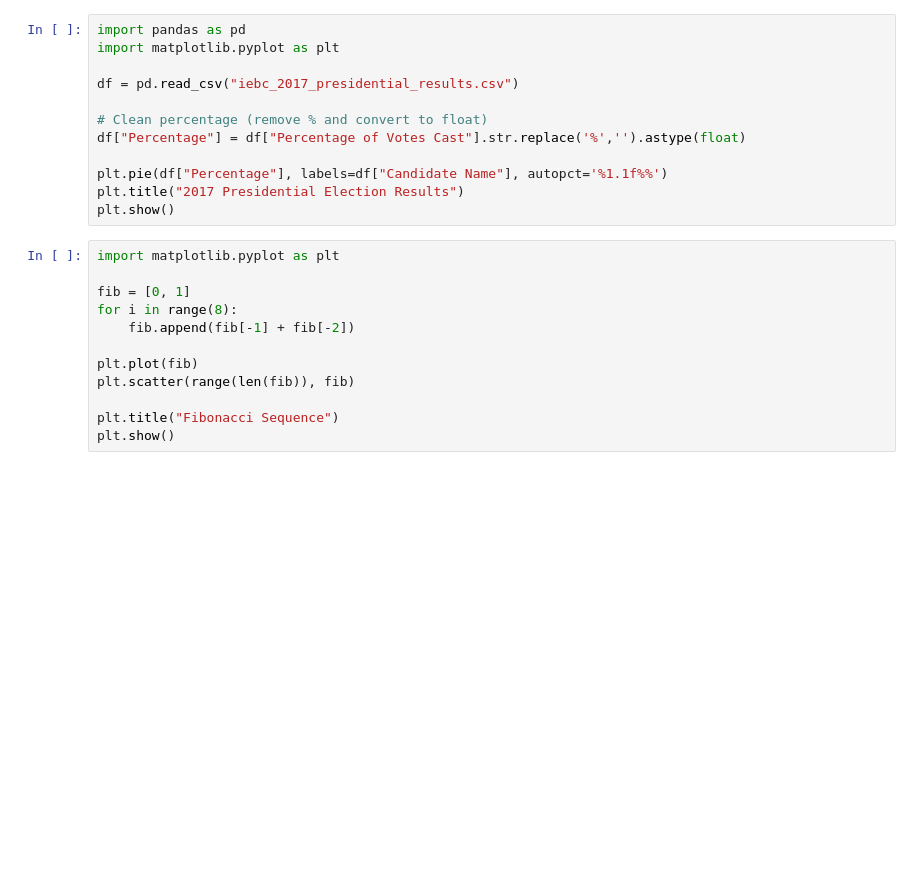
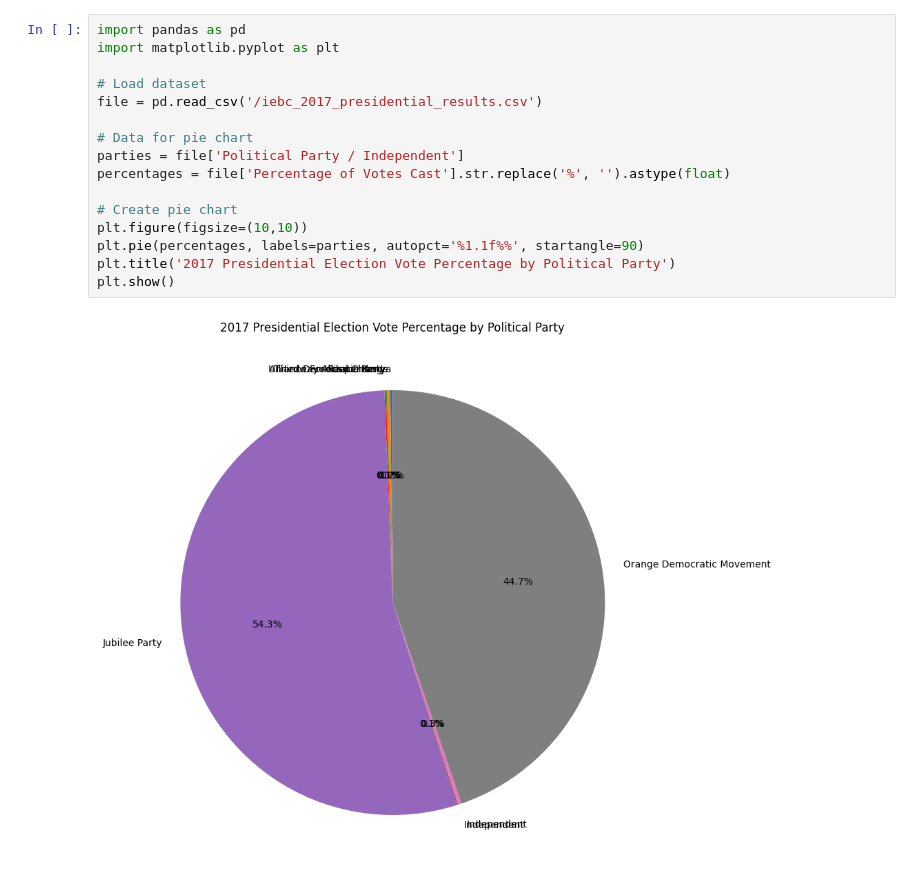
Before and after one commit to Jarvis-Getenga/LEAVE-APPROVAL, a Jupyter notebook: ML_LEARNING_ASSIGNMENT_1.ipynb, the cells around one changed output. Cells and saved outputs as stored; diff of their text form; blank space fills up the shorter version.

```diff
--- a/ML_LEARNING_ASSIGNMENT_1.ipynb
+++ b/ML_LEARNING_ASSIGNMENT_1.ipynb
@@ -3,24 +3,18 @@
 # %%
 import pandas as pd
 import matplotlib.pyplot as plt
 
-df = pd.read_csv("iebc_2017_presidential_results.csv")
+# Load dataset
+file = pd.read_csv('/iebc_2017_presidential_results.csv')
 
-# Clean percentage (remove % and convert to float)
-df["Percentage"] = df["Percentage of Votes Cast"].str.replace('%','').astype(float)
+# Data for pie chart
+parties = file['Political Party / Independent']
+percentages = file['Percentage of Votes Cast'].str.replace('%', '').astype(float)
 
-plt.pie(df["Percentage"], labels=df["Candidate Name"], autopct='%1.1f%%')
-plt.title("2017 Presidential Election Results")
+# Create pie chart
+plt.figure(figsize=(10,10))
+plt.pie(percentages, labels=parties, autopct='%1.1f%%', startangle=90)
+plt.title('2017 Presidential Election Vote Percentage by Political Party')
 plt.show()
+# %% [output]
+[figure, added]
-# %%
-import matplotlib.pyplot as plt
-
-fib = [0, 1]
-for i in range(8):
-    fib.append(fib[-1] + fib[-2])
-
-plt.plot(fib)
-plt.scatter(range(len(fib)), fib)
-
-plt.title("Fibonacci Sequence")
-plt.show()
```
Also changed, not shown: parts of 6 cells of this notebook.
